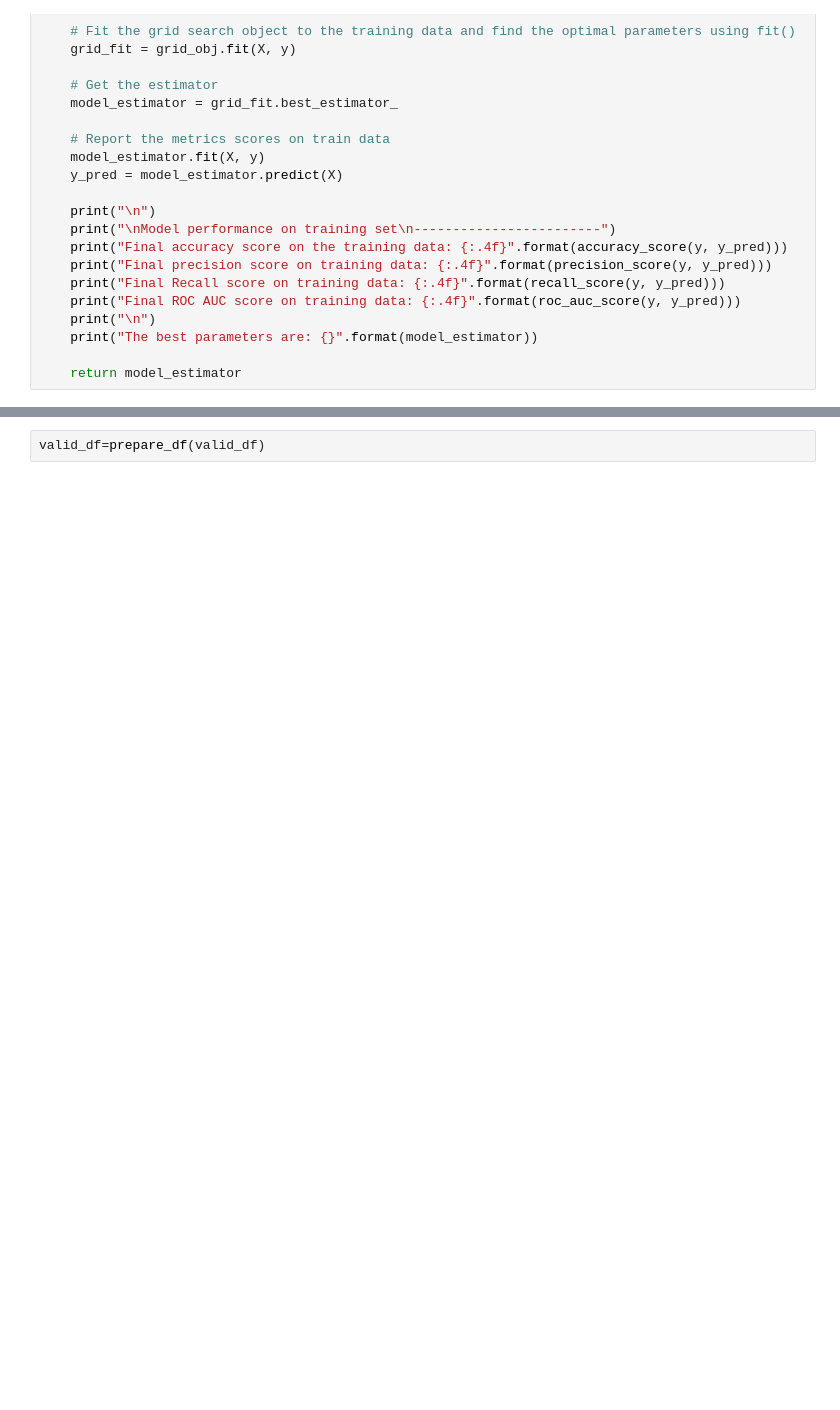
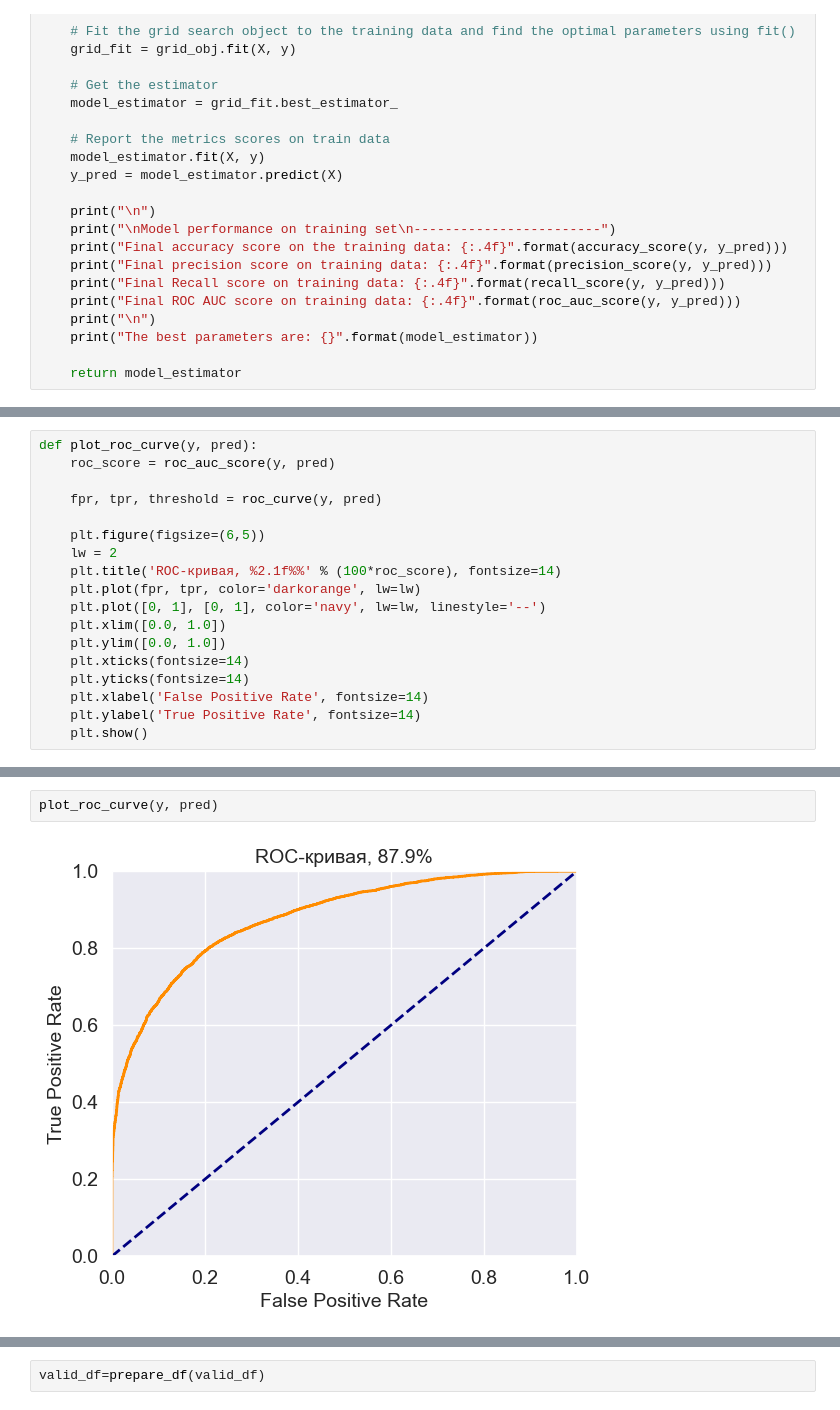
Before and after one commit to vladimirlabynko/test_task, a Jupyter notebook: task2.ipynb, the cells around one changed output, grey strips where cells are left out. Cells and saved outputs as stored; diff of their text form; blank space fills up the shorter version.

```diff
--- a/task2.ipynb
+++ b/task2.ipynb
@@ -155,3 +204,21 @@ def gain_plot(lift_input, label=None):
+# %%
+def plot_roc_curve(y, pred):
+    roc_score = roc_auc_score(y, pred)
+
+    fpr, tpr, threshold = roc_curve(y, pred)
+
+    plt.figure(figsize=(6,5))
+    lw = 2
+    plt.title('ROC-кривая, %2.1f%%' % (100*roc_score), fontsize=14)
+    plt.plot(fpr, tpr, color='darkorange', lw=lw)
+    plt.plot([0, 1], [0, 1], color='navy', lw=lw, linestyle='--')
+    plt.xlim([0.0, 1.0])
+    plt.ylim([0.0, 1.0])
+    plt.xticks(fontsize=14)
+    plt.yticks(fontsize=14)
+    plt.xlabel('False Positive Rate', fontsize=14)
+    plt.ylabel('True Positive Rate', fontsize=14)
+    plt.show()
 # %%
 # строим наилучшую модель для логистической регресии
 parameters_LR = {'C': [0.0001,0.0003, 0.0005], 'penalty': ['l1', 'l2']}
@@ -214 +319,5 @@ print("Total ROC AUC: %.2f" % roc_auc_score(y, pred))
+# %%
+plot_roc_curve(y, pred)
+# %% [output]
+[figure, added]
 # %%
```
Also changed, not shown: parts of 36 cells of this notebook.
